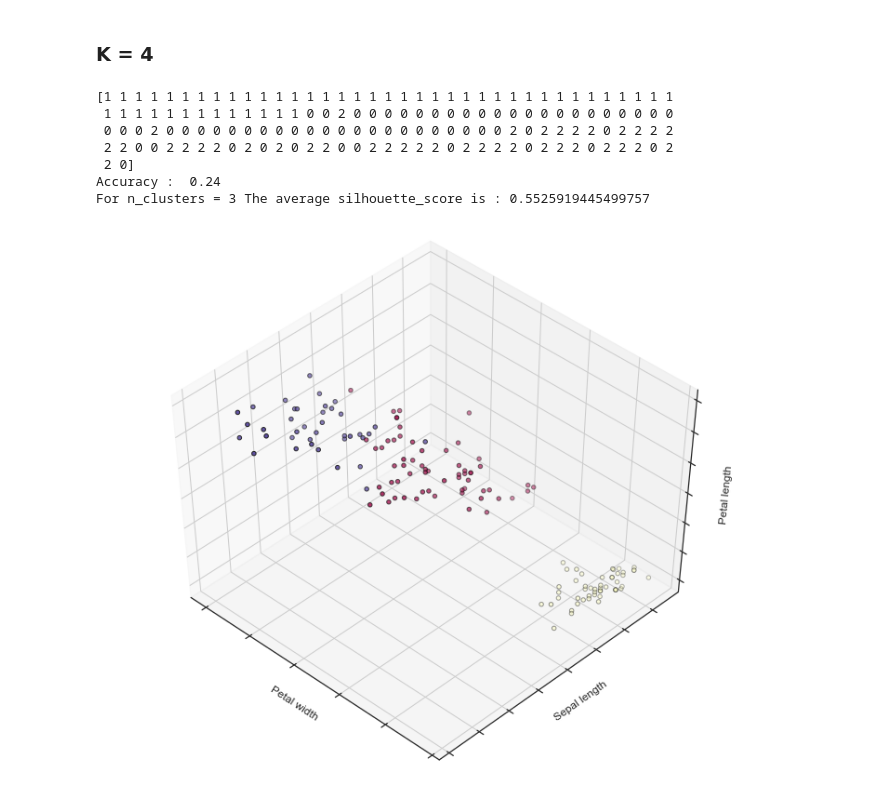
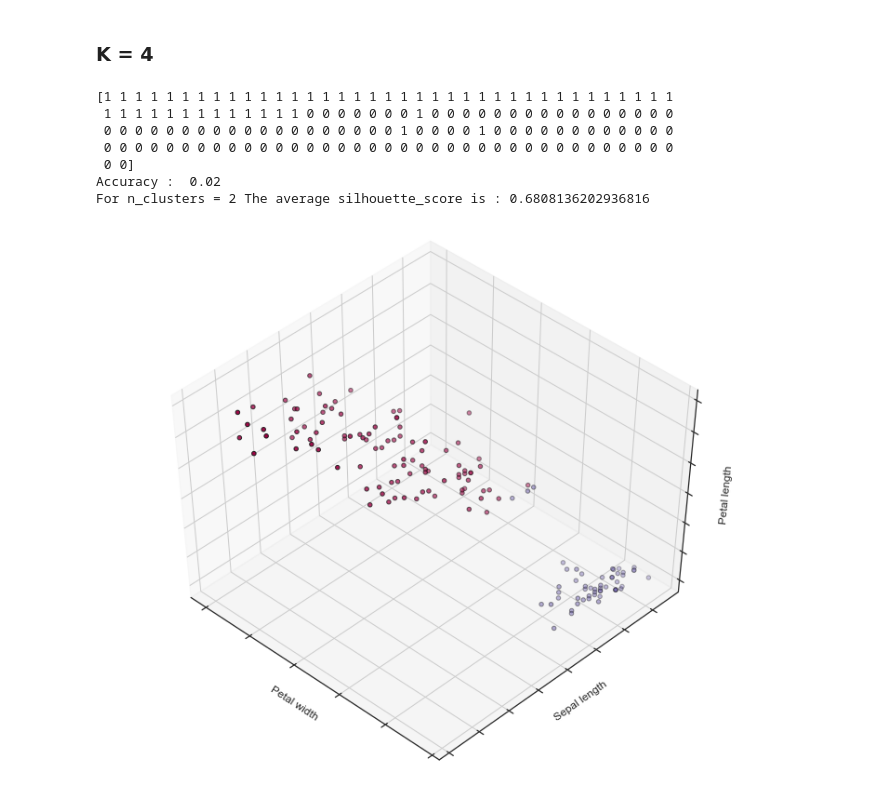
Before and after one commit to supanat/Clustering101, a Jupyter notebook: Iris/Iris.ipynb, the cells around one changed output. Drawn from its saved outputs; the diff is of its cells as text; code cells hidden in the pictures.

Commit message:
clustering

```diff
--- a/Iris/Iris.ipynb
+++ b/Iris/Iris.ipynb
@@ -65,7 +65,8 @@ y.head()
 | 3 | 0 |
 | 4 | 0 |
 # %%
-kmeans = KMeans(init='k-means++', n_clusters=2, n_init=10)
+#kmeans = KMeans(init='k-means++', n_clusters=2, n_init=10)
+kmeans = KMeans(n_clusters=2, n_init=10)
 kmeans.fit(X)
 # %% [output]
 KMeans(algorithm='auto', copy_x=True, init='k-means++', max_iter=300,
@@ -175,32 +176,32 @@ For n_clusters = 3 The average silhouette_score is : 0.5525919445499757
 # %% [markdown]
 ### K = 4
 # %%
-n_clusters = 3
+n_clusters = 2
 kmeans = KMeans(n_clusters=n_clusters, n_init=10)
 kmeans.fit(X)
 labels = kmeans.labels_
 print(labels)
 fig = plt.figure(fignum, figsize=(10, 8))
 ax = Axes3D(fig, rect=[0, 0, .95, 1], elev=48, azim=134)
 ax.scatter(X.iloc[:, 3], X.iloc[:, 0], X.iloc[:, 2],
                c=labels.astype(np.float), edgecolor='k',cmap='Spectral')
 ax.w_xaxis.set_ticklabels([])
 ax.w_yaxis.set_ticklabels([])
 ax.w_zaxis.set_ticklabels([])
 ax.set_xlabel('Petal width')
 ax.set_ylabel('Sepal length')
 ax.set_zlabel('Petal length')
 
 print('Accuracy : ',accuracy_score(labels,y))
 silhouette_avg = silhouette_score(X, labels)
 print("For n_clusters =", n_clusters,
           "The average silhouette_score is :", silhouette_avg)
 # %% [output]
 [1 1 1 1 1 1 1 1 1 1 1 1 1 1 1 1 1 1 1 1 1 1 1 1 1 1 1 1 1 1 1 1 1 1 1 1 1
- 1 1 1 1 1 1 1 1 1 1 1 1 1 0 0 2 0 0 0 0 0 0 0 0 0 0 0 0 0 0 0 0 0 0 0 0 0
- 0 0 0 2 0 0 0 0 0 0 0 0 0 0 0 0 0 0 0 0 0 0 0 0 0 0 2 0 2 2 2 2 0 2 2 2 2
- 2 2 0 0 2 2 2 2 0 2 0 2 0 2 2 0 0 2 2 2 2 2 0 2 2 2 2 0 2 2 2 0 2 2 2 0 2
- 2 0]
-Accuracy :  0.24
-For n_clusters = 3 The average silhouette_score is : 0.5525919445499757
+ 1 1 1 1 1 1 1 1 1 1 1 1 1 0 0 0 0 0 0 0 1 0 0 0 0 0 0 0 0 0 0 0 0 0 0 0 0
+ 0 0 0 0 0 0 0 0 0 0 0 0 0 0 0 0 0 0 0 1 0 0 0 0 1 0 0 0 0 0 0 0 0 0 0 0 0
+ 0 0 0 0 0 0 0 0 0 0 0 0 0 0 0 0 0 0 0 0 0 0 0 0 0 0 0 0 0 0 0 0 0 0 0 0 0
+ 0 0]
+Accuracy :  0.02
+For n_clusters = 2 The average silhouette_score is : 0.6808136202936816
-[figure, old version]
+[figure, new version]
```
Also changed, not shown: parts of 3 cells of this notebook, 8 other files.
